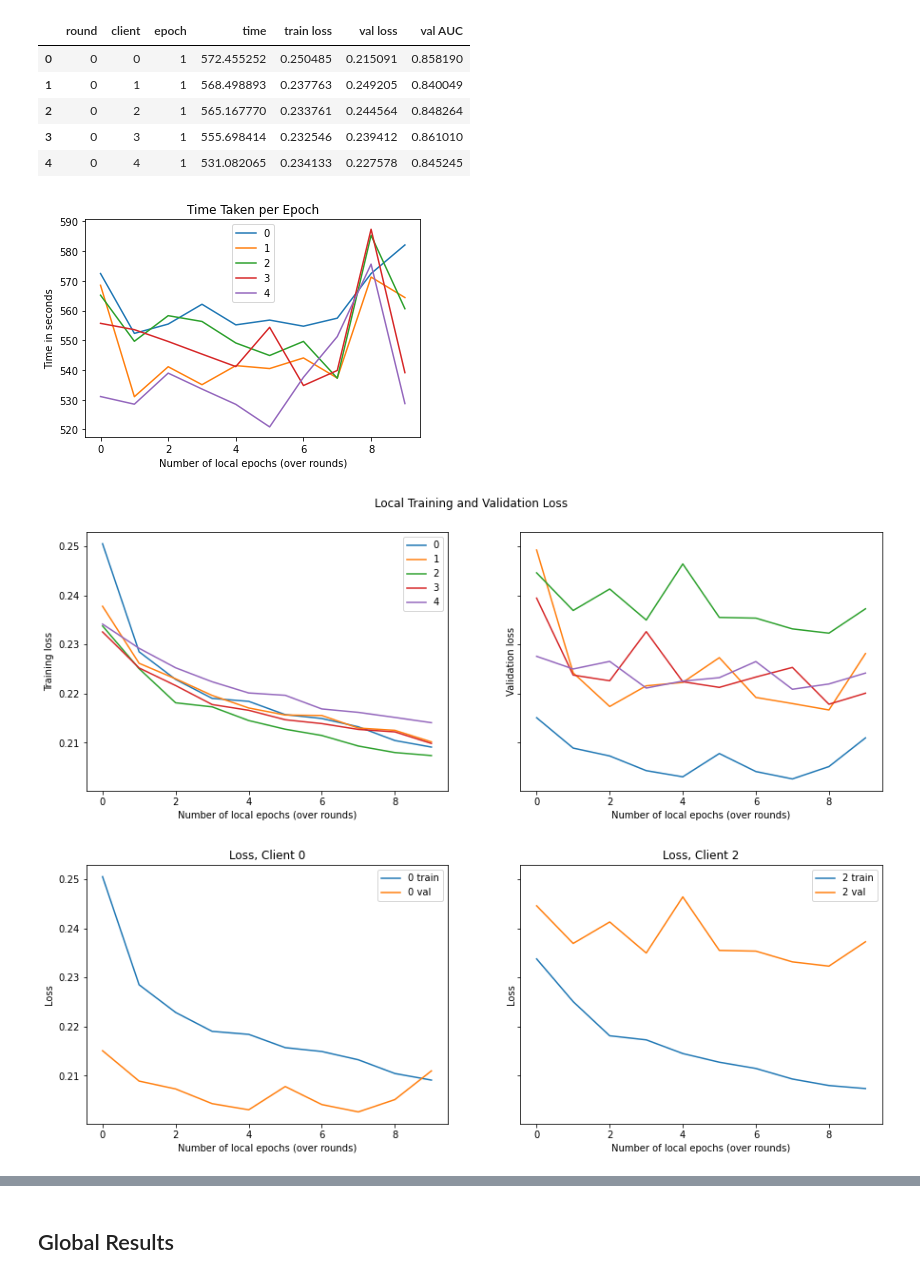
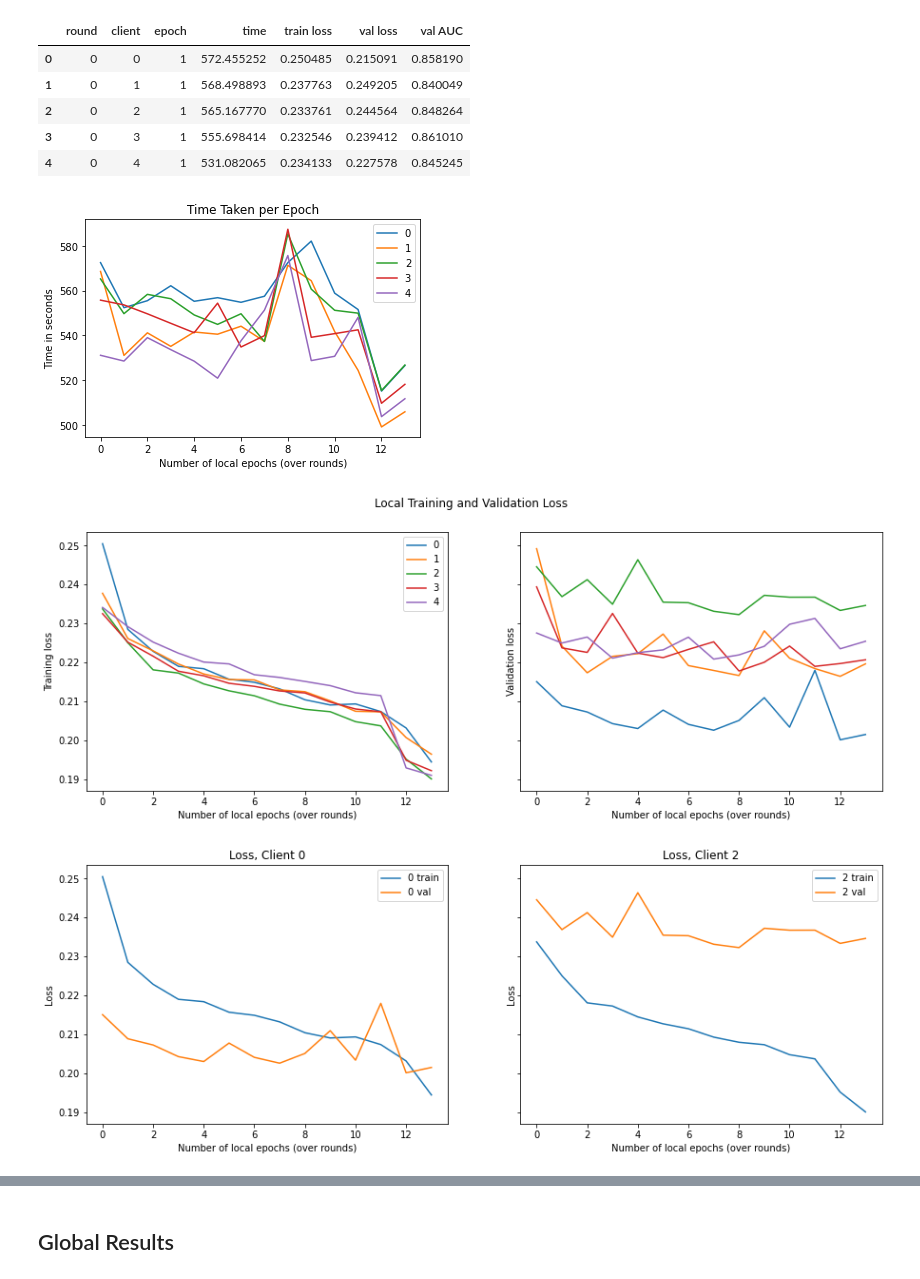
Before and after one commit to linev8k/cxr-fl-privacy, a Jupyter notebook: evaluation_baseline.ipynb, the cells around one changed output, grey strips where cells are left out. Drawn from its saved outputs; the diff is of its cells as text; code cells hidden in the pictures.

Commit message:
Fix graphs for baseline evaluation including last rounds

```diff
--- a/evaluation_baseline.ipynb
+++ b/evaluation_baseline.ipynb
@@ -213,7 +213,7 @@ plt.show()
 # %%
 path_to_files = 'ignore/fl_baseline_0607/'
 local_file='train_results.csv'
-local = pd.read_csv(path_to_files + local_file, index_col=0)
+local = pd.read_csv(path_to_files + local_file, index_col=0, sep=';')
 # %%
 local.sort_values(by=['round', 'client', 'epoch'], inplace=True)
 local.reset_index(inplace=True, drop=True)
@@ -228,23 +228,23 @@ local.head()
 # %%
 fig = plt.figure()
 
 for i in range(5):
-    client_df = local[local['client']==str(i)].reset_index(drop=True)
+    client_df = local[local['client']==i].reset_index(drop=True)
     plt.plot(client_df.index, client_df['time'], label=client_df['client'][0])
 
 plt.legend()
 plt.xlabel('Number of local epochs (over rounds)')
 plt.ylabel('Time in seconds')
 plt.title('Time Taken per Epoch')
 
 plt.show()
 # %% [output]
-[figure, old version]
+[figure, new version]
 # %%
 fig, ax = plt.subplots(1,2, sharey=True, figsize=(15,5))
 
 for i in range(5):
-    client_df = local[local['client']==str(i)].reset_index(drop=True)
+    client_df = local[local['client']==i].reset_index(drop=True)
     ax[0].plot(client_df.index, client_df['train loss'], label=client_df['client'][0])
 
 ax[0].legend()
@@ -253,7 +253,7 @@ ax[0].set_ylabel('Training loss')
 
 
 for i in range(5):
-    client_df = local[local['client']==str(i)].reset_index(drop=True)
+    client_df = local[local['client']==i].reset_index(drop=True)
     ax[1].plot(client_df.index, client_df['val loss'], label=client_df['client'][0])
 
 ax[1].set_xlabel('Number of local epochs (over rounds)')
@@ -264,12 +264,12 @@ fig.suptitle('Local Training and Validation Loss')
 
 plt.show()
 # %% [output]
-[figure, old version]
+[figure, new version]
 # %%
 fig, ax = plt.subplots(1,2, sharey=True, figsize=(15,5))
 
 for i in [0]:
-    client_df = local[local['client']==str(i)].reset_index(drop=True)
+    client_df = local[local['client']==i].reset_index(drop=True)
     ax[0].plot(client_df.index, client_df['train loss'], label=str(client_df['client'][0]) + ' train')
     ax[0].plot(client_df.index, client_df['val loss'], label=str(client_df['client'][0])+ ' val')
 
@@ -280,7 +280,7 @@ ax[0].set_ylabel('Loss')
 ax[0].set_title('Loss, Client 0')
 
 for i in [2]:
-    client_df = local[local['client']==str(i)].reset_index(drop=True)
+    client_df = local[local['client']==i].reset_index(drop=True)
     ax[1].plot(client_df.index, client_df['train loss'], label=str(client_df['client'][0]) + ' train')
     ax[1].plot(client_df.index, client_df['val loss'], label=str(client_df['client'][0])+ ' val')
 
@@ -292,7 +292,7 @@ ax[1].set_title('Loss, Client 2')
 
 plt.show()
 # %% [output]
-[figure, old version]
+[figure, new version]
 # %%
 fig = plt.figure(figsize=(15,5))
 
```
Also changed, not shown: parts of 1 cell of this notebook.
